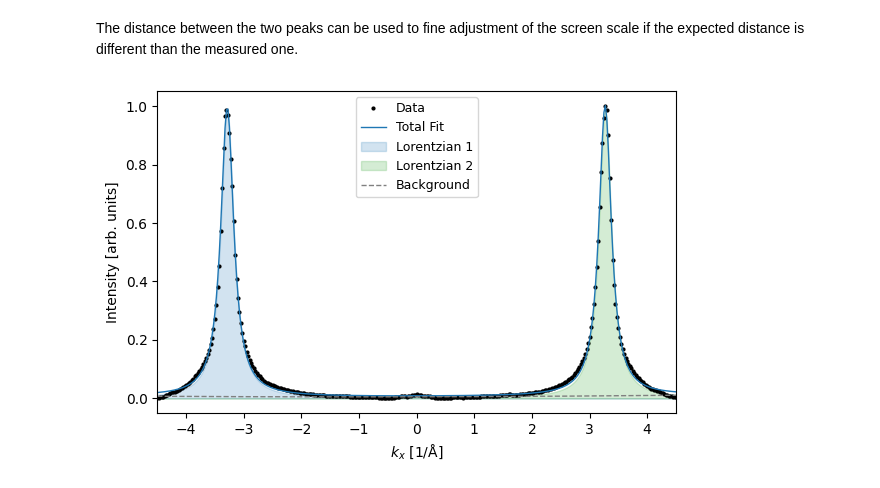
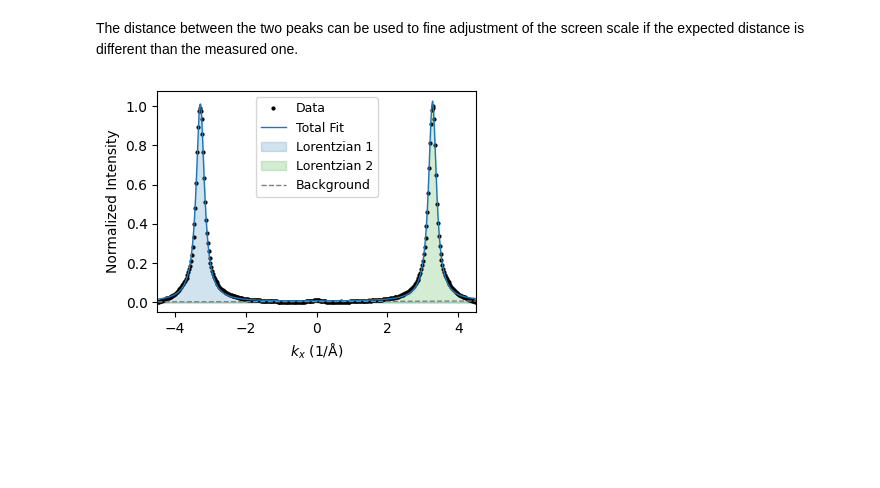
Before and after one commit to mkopciuszynski/xrheed, a Jupyter notebook: docs/source/notebooks/diffraction_profiles.ipynb, the cells around one changed output. Saved outputs shown, nothing was run; the diff lists cells and outputs as text; code cells hidden in the pictures; blank space fills up the shorter version.

Commit message:
✨Use different brackets in plots

```diff
--- a/docs/source/notebooks/diffraction_profiles.ipynb
+++ b/docs/source/notebooks/diffraction_profiles.ipynb
@@ -67,7 +67,7 @@ A `get_profile` method in `ri` accesory could be also used to extract a profile
 
 This funcion can plot a RHEED image with the profile region marked if `plot_origin=True`
 # %%
-profile = rheed_image.ri.get_profile(center=(0, -5), width=40, height=5,
+profile = rheed_image.ri.get_profile(center=(0, -5), width=40, height=4,
                                      plot_origin=True)
 # %% [output]
 [figure]
@@ -159,32 +166,32 @@ The distance between the two peaks can be used to fine adjustment of the screen
 # %%
 import matplotlib.pyplot as plt
 
 # Evaluate components
 comps = result.eval_components(x=x)
 
 # Create figure
-fig, ax = plt.subplots(figsize=(6, 4), tight_layout=True)
+fig, ax = plt.subplots(figsize=(4, 3), tight_layout=True)
 
 # Plot data and total fit
 ax.plot(x, y, 'ko', markersize=2, label="Data")  # black dots for data
 ax.plot(x, result.best_fit, color='tab:blue', linestyle='-', linewidth=1, label="Total Fit")
 
 # Plot Lorentzian components as shaded areas
 for i, color in zip(range(1, 3), ['tab:blue', 'tab:green', 'tab:purple']):
     comp = comps[f'l{i}_']
     ax.fill_between(x, comp, color=color, alpha=0.2, label=f"Lorentzian {i}")
 
 # Plot background as a dashed line
 ax.plot(x, comps['bkg_'], color='gray', linestyle='--', linewidth=1.0, label="Background")
 
 # Labels and styling
-ax.set_xlabel("$k_x$ [1/Å]", fontsize=10)
-ax.set_ylabel("Intensity [arb. units]", fontsize=10)
+ax.set_xlabel("$k_x$ (1/Å)", fontsize=10)
+ax.set_ylabel("Normalized Intensity", fontsize=10)
 
 # Legend outside the plot area
 ax.legend(fontsize=9)
 ax.set_xlim(-4.5, 4.5)
 
 plt.show()
 # %% [output]
-[figure, old version]
+[figure, new version]
```
Also changed, not shown: parts of 5 cells of this notebook, 1 other file.
